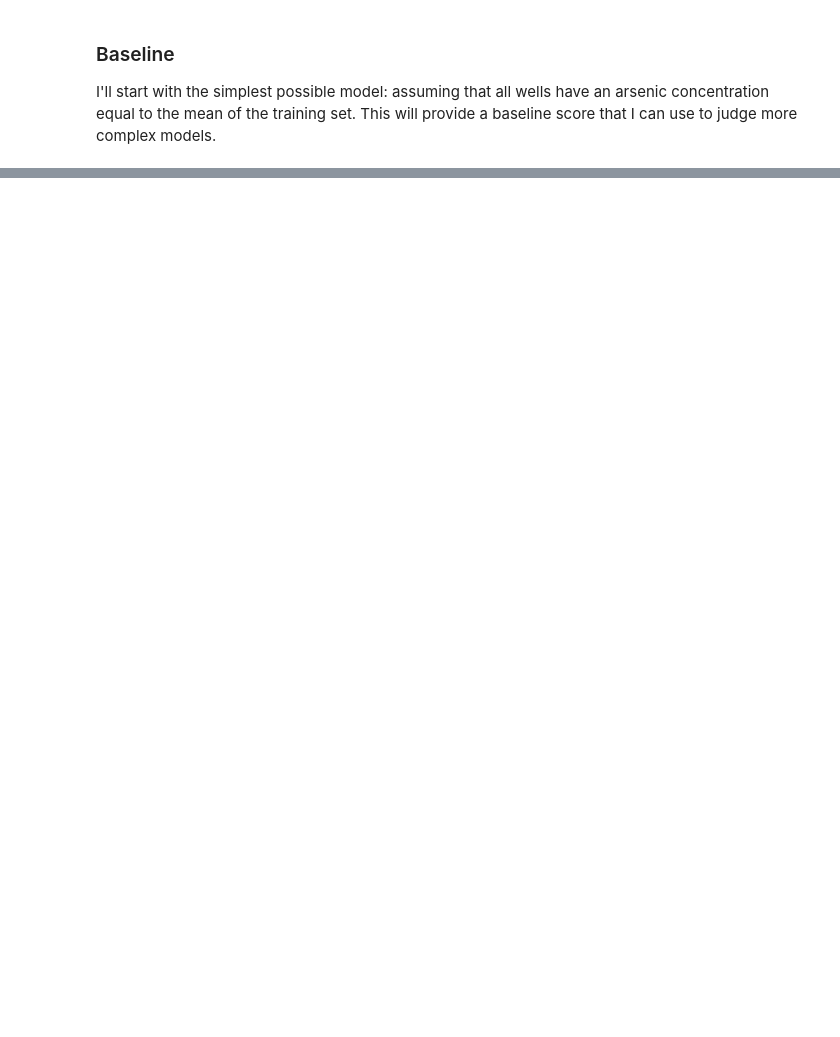
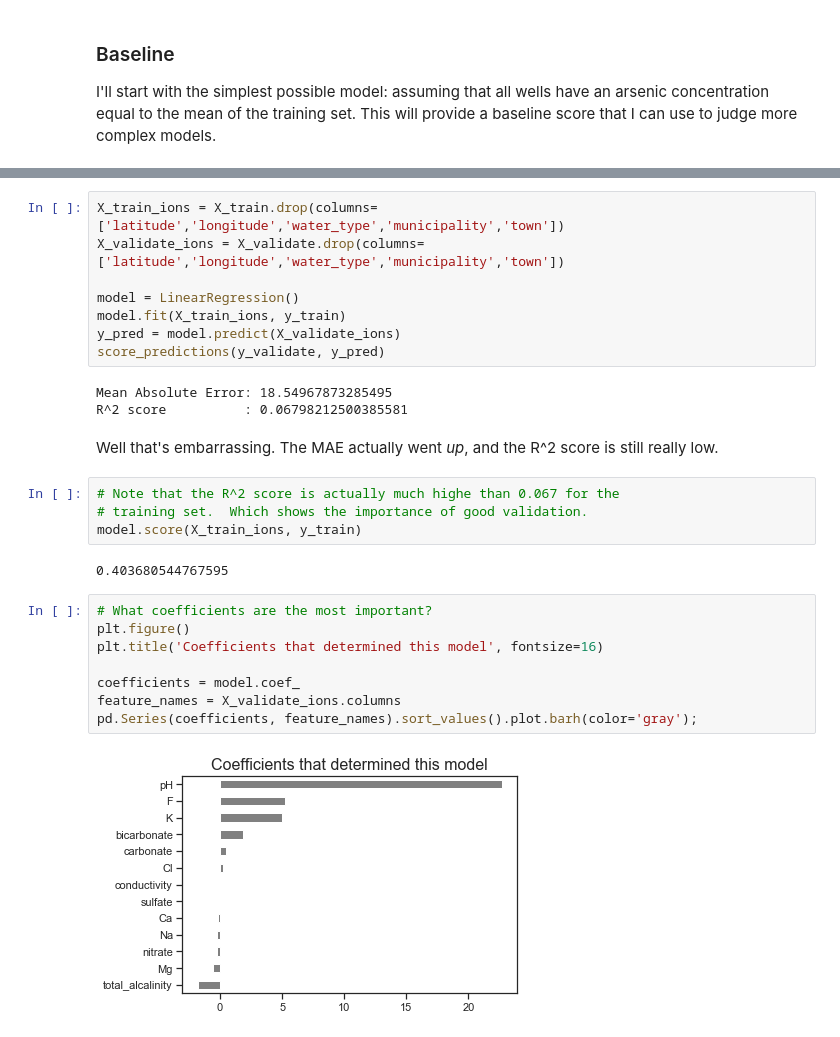
Before and after one commit to LambdaSchool/DS-Unit-2-Sprint-4-Model-Validation, a Jupyter notebook: module-1-begin-modeling-process/LS_DS_241_Begin_modeling_process_Assignment.ipynb, the cells around one changed output, grey strips where cells are left out. Drawn from its saved outputs; the diff is of its cells as text; blank space fills up the shorter version.

Commit message:
Two mediocre models

```diff
--- a/module-1-begin-modeling-process/LS_DS_241_Begin_modeling_process_Assignment.ipynb
+++ b/module-1-begin-modeling-process/LS_DS_241_Begin_modeling_process_Assignment.ipynb
@@ -258,0 +264,29 @@ R^2 score          : -0.03390469712098998
+# %%
+X_train_ions = X_train.drop(columns=['latitude','longitude','water_type','municipality','town'])
+X_validate_ions = X_validate.drop(columns=['latitude','longitude','water_type','municipality','town'])
+
+model = LinearRegression()
+model.fit(X_train_ions, y_train)
+y_pred = model.predict(X_validate_ions)
+score_predictions(y_validate, y_pred)
+# %% [output]
+Mean Absolute Error: 18.54967873285495
+R^2 score          : 0.06798212500385581
+# %% [markdown]
+Well that's embarrassing.  The MAE actually went *up*, and the R^2 score is still really low.
+# %%
+# Note that the R^2 score is actually much highe than 0.067 for the
+# training set.  Which shows the importance of good validation.
+model.score(X_train_ions, y_train)
+# %% [output]
+0.403680544767595
+# %%
+# What coefficients are the most important?
+plt.figure()
+plt.title('Coefficients that determined this model', fontsize=16)
+
+coefficients = model.coef_
+feature_names = X_validate_ions.columns
+pd.Series(coefficients, feature_names).sort_values().plot.barh(color='gray');
+# %% [output]
+[figure, added]
```
Also changed, not shown: parts of 10 cells of this notebook.
